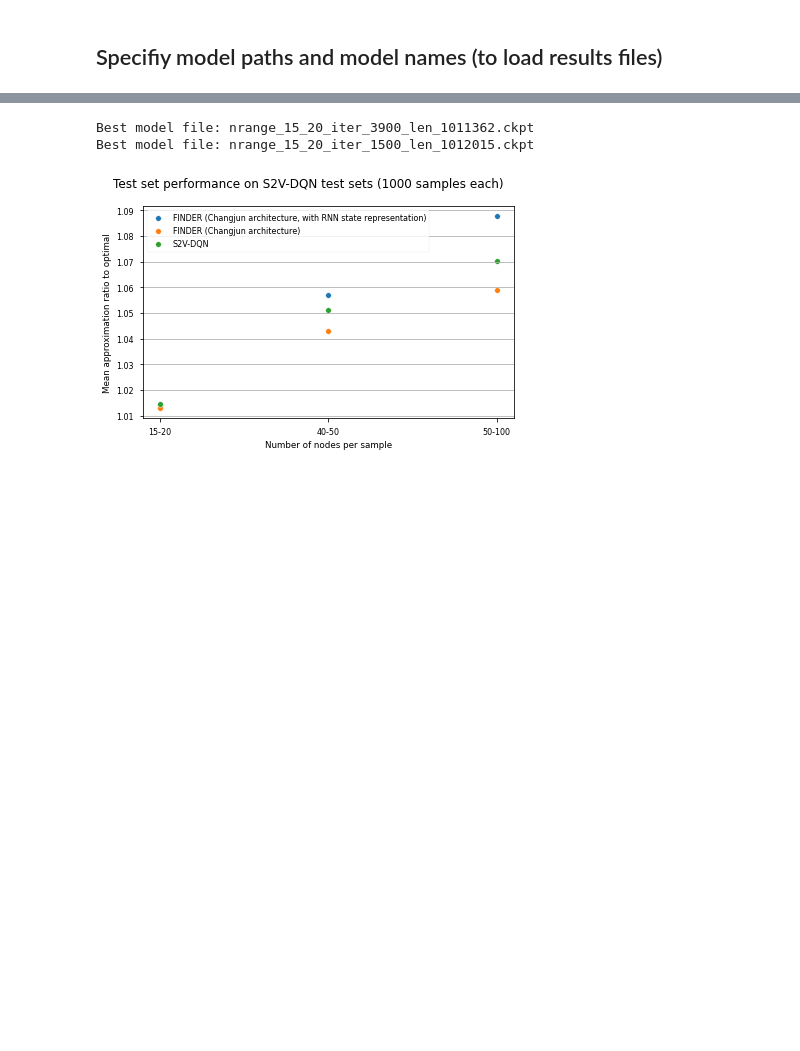
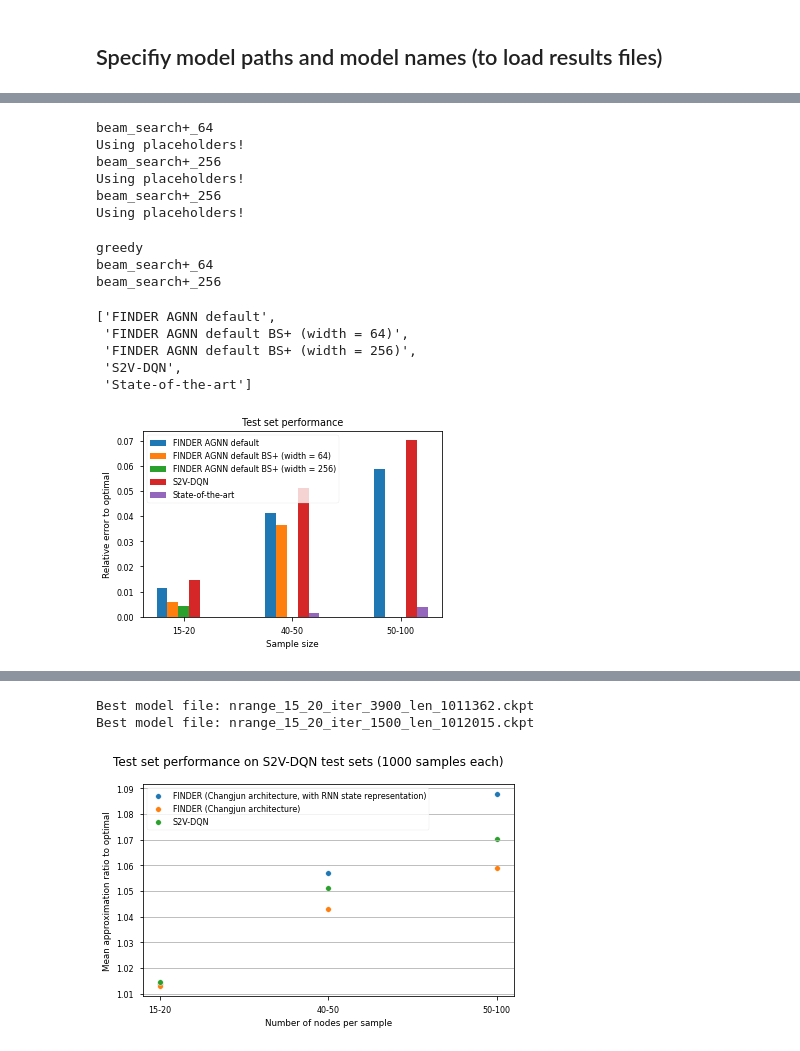
Before and after one commit to dschaub95/FINDER-TSP, a Jupyter notebook: FINDER_synthetic_test_visualization.ipynb, the cells around one changed output, grey strips where cells are left out. Drawn from its saved outputs; the diff is of its cells as text; code cells hidden in the pictures; blank space fills up the shorter version.

```diff
--- a/FINDER_synthetic_test_visualization.ipynb
+++ b/FINDER_synthetic_test_visualization.ipynb
@@ -53,5 +22,0 @@ model_names = [model_name_0, model_name_1, model_name_2]
-# %%
-mean_approx_ratio_list = []
-for model_name in model_names:
-    model_means = mean_approx_ratios_for_model(folder_names, model_name)
-    mean_approx_ratio_list.append(model_means)
@@ -57,0 +40,73 @@ for model_name in model_names:
+# %%
+
+mean_approx_ratios = []
+std_approx_ratios = []
+for k, model_name in enumerate(model_names):
+    for search_strategy in search_strategies[k]:
+        means, stds = get_test_approx_ratios_for_model(test_set_names, model_name, search_strategy=search_strategy)
+        mean_approx_ratios.append(means)
+        std_approx_ratios.append(stds)
+
+s2v_dqn_mean_approx_ratios = [1.0147, 1.0511, 1.0702]
+sota_approx_ratios = [1.0000, 1.00145, 1.0037]
+
+mean_approx_ratios.append(s2v_dqn_mean_approx_ratios)
+mean_approx_ratios.append(sota_approx_ratios)
+mean_errors = [list(np.array(entry) - 1) for entry in mean_approx_ratios]
+# %% [output]
+beam_search+_64
+Using placeholders!
+beam_search+_256
+Using placeholders!
+beam_search+_256
+Using placeholders!
+# %%
+model_names_short = ['FINDER ' + ' '.join(model_name.split('_')[0:-2]) for model_name in model_names]
+model_names_search = []
+for k, model_name in enumerate(model_names_short):
+    for search_strategy in search_strategies[k]:
+        print(search_strategy)
+        if 'greedy' in search_strategy:
+            model_names_search.append(model_name)
+        elif 'beam_search+' in search_strategy:
+            width = search_strategy.split('_')[-1]
+            new_name = f'{model_name} BS+ (width = {width})'
+            model_names_search.append(new_name)
+model_names_search.append('S2V-DQN')
+model_names_search.append('State-of-the-art')
+# %% [output]
+greedy
+beam_search+_64
+beam_search+_256
+# %%
+model_names_search
+# %% [output]
+['FINDER AGNN default',
+ 'FINDER AGNN default BS+ (width = 64)',
+ 'FINDER AGNN default BS+ (width = 256)',
+ 'S2V-DQN',
+ 'State-of-the-art']
+# %%
+mpl.style.use('seaborn-paper')
+
+fig, axs = plt.subplots(1, 1, figsize=(5,3.5), sharex=False, sharey=False)
+
+width = 0.1
+num_test_sets = len(mean_approx_ratios[0])
+num_models = len(mean_approx_ratios)
+# number of testsets
+x = np.arange(0,num_test_sets)
+for k, model_name in enumerate(model_names_search):
+    offset = width * num_models / 2 - width / 2
+    pos = x + k * width - offset
+    axs.bar(pos, mean_errors[k], label=model_name, width=width)
+axs.legend(loc='upper left')
+axs.set_ylabel('Relative error to optimal')
+axs.set_title('Test set performance')
+axs.set_xticks(x)
+axs.set_xticklabels(['15-20', '40-50', '50-100'])
+axs.set_xlabel('Sample size')
+plt.tight_layout()
+plt.savefig(f'plots/testset_performance.png', dpi=400)
+# %% [output]
+[figure, added]
```
Also changed, not shown: parts of 9 cells of this notebook, 7 other files.
